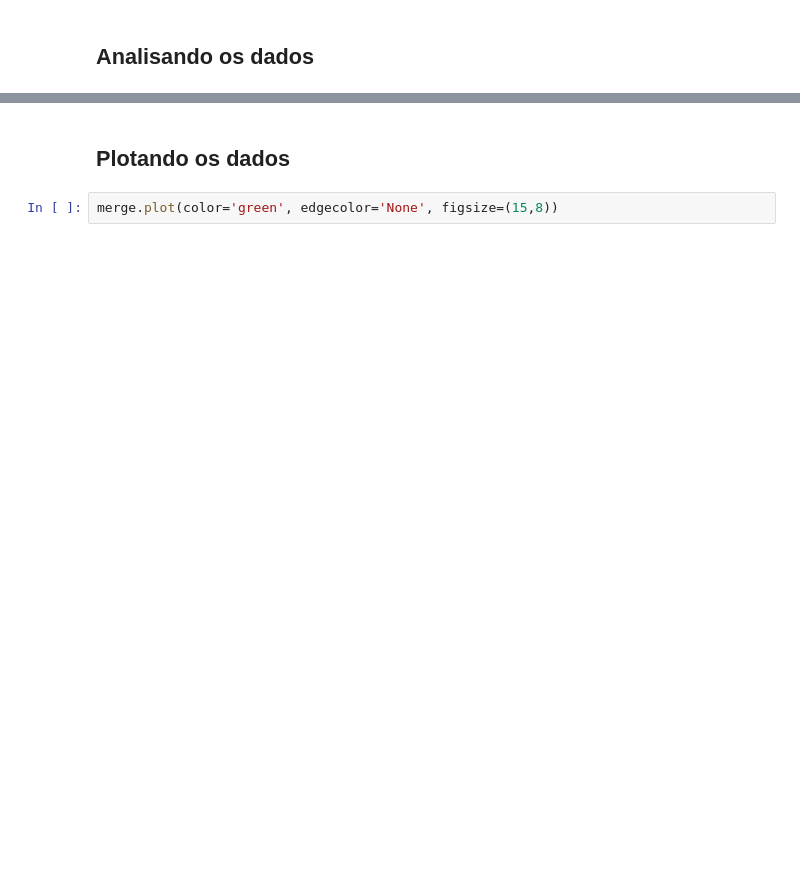
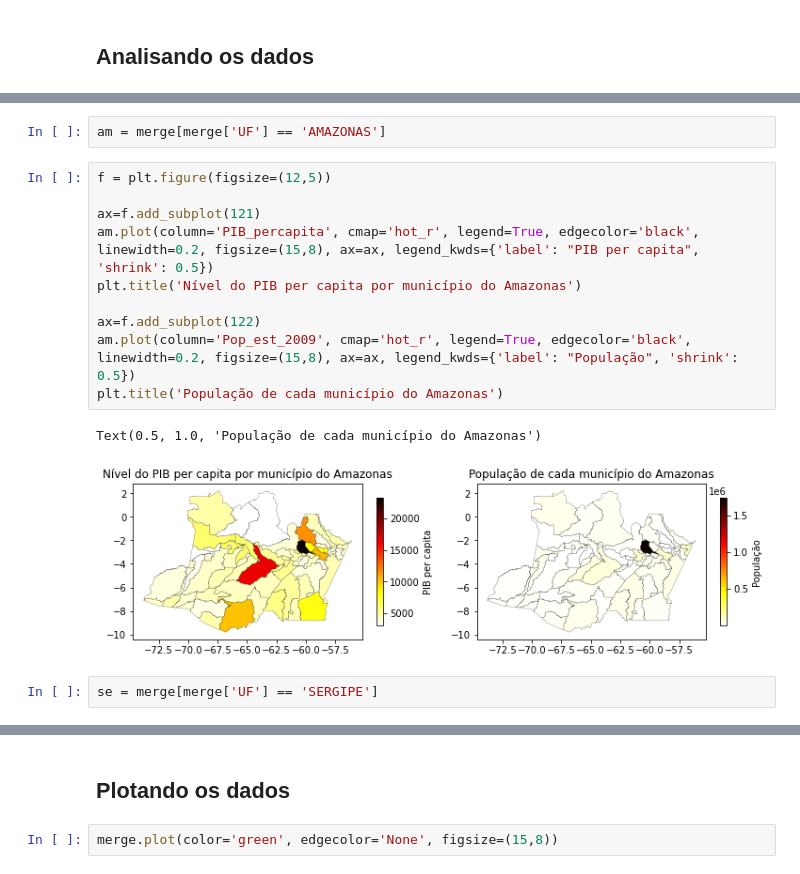
Before and after one commit to biancarvalho/banco-de-dados, a Jupyter notebook: A2/analises.ipynb, the cells around one changed output, grey strips where cells are left out. Cells and saved outputs as stored; diff of their text form; blank space fills up the shorter version.

```diff
--- a/A2/analises.ipynb
+++ b/A2/analises.ipynb
@@ -68,0 +106,17 @@ merge[['PIB', 'Pop_est_2009', 'PIB_percapita', 'PER_Pessoas_Pretas']].agg(['mean
+# %%
+am = merge[merge['UF'] == 'AMAZONAS']
+# %%
+f = plt.figure(figsize=(12,5))
+
+ax=f.add_subplot(121)
+am.plot(column='PIB_percapita', cmap='hot_r', legend=True, edgecolor='black', linewidth=0.2, figsize=(15,8), ax=ax, legend_kwds={'label': "PIB per capita", 'shrink': 0.5})
+plt.title('Nível do PIB per capita por município do Amazonas')
+
+ax=f.add_subplot(122)
+am.plot(column='Pop_est_2009', cmap='hot_r', legend=True, edgecolor='black', linewidth=0.2, figsize=(15,8), ax=ax, legend_kwds={'label': "População", 'shrink': 0.5})
+plt.title('População de cada município do Amazonas')
+# %% [output]
+Text(0.5, 1.0, 'População de cada município do Amazonas')
+[figure, added]
+# %%
+se = merge[merge['UF'] == 'SERGIPE']
```
Also changed, not shown: parts of 25 cells of this notebook, 1 other file.
